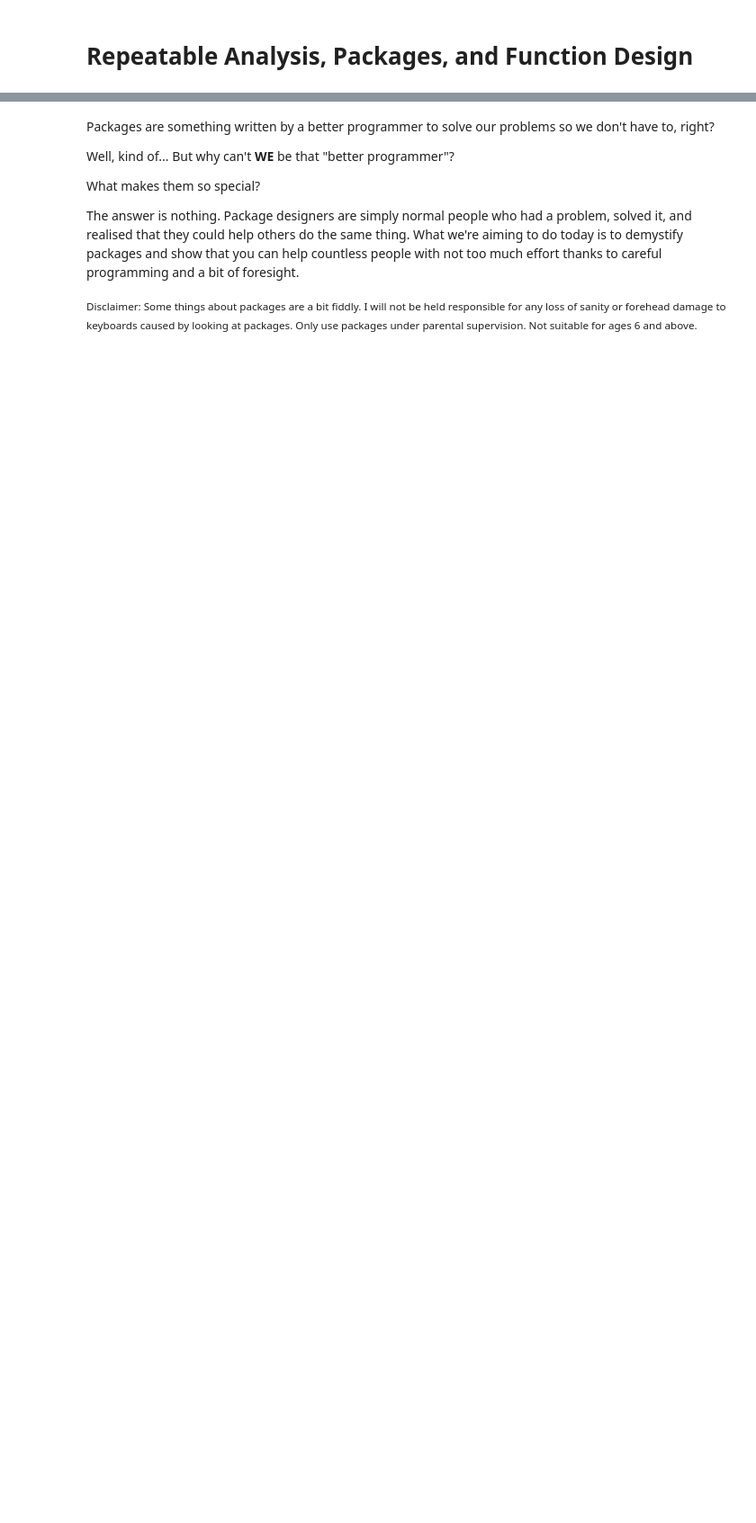
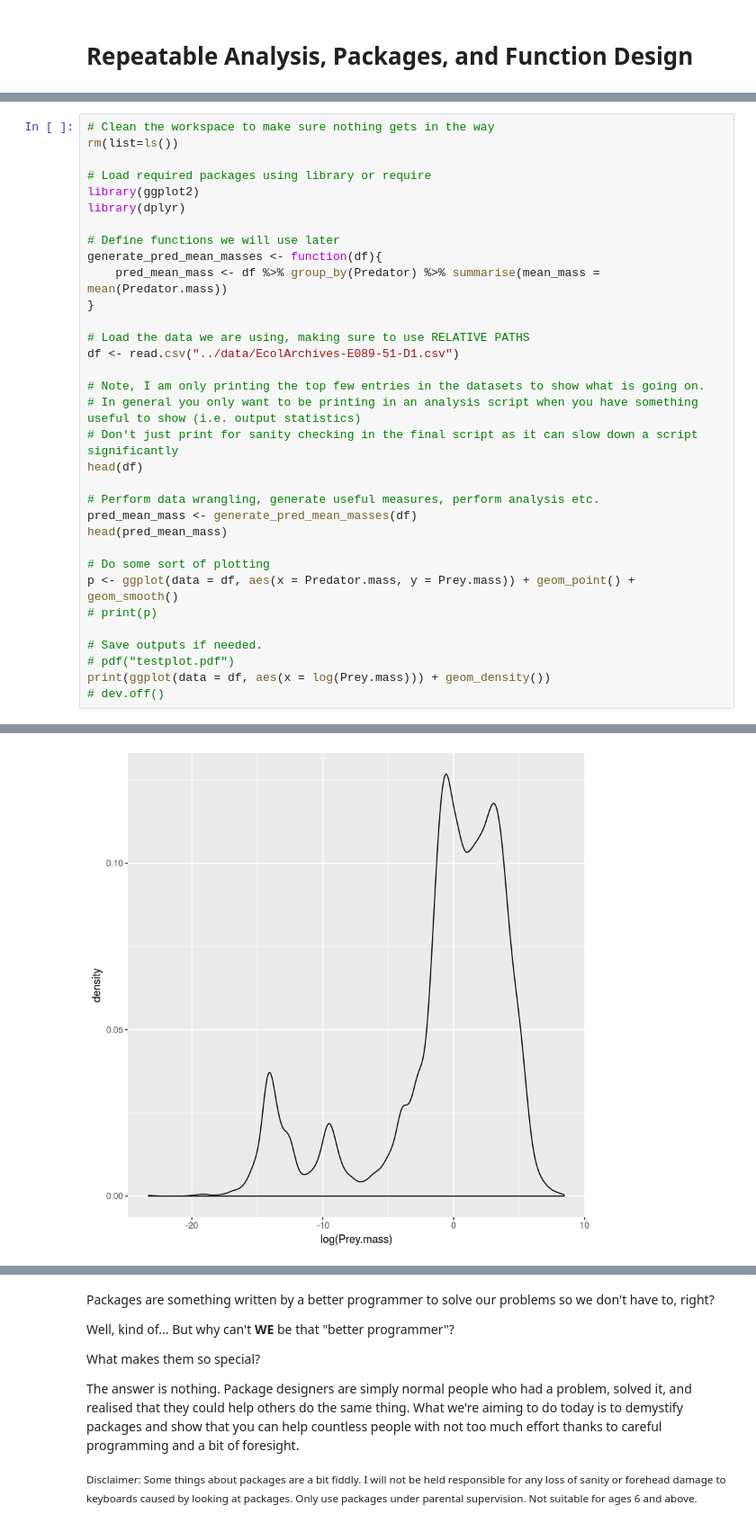
Before and after one commit to vectorbite/VBiTraining2, a Jupyter notebook: notebooks/Packages.ipynb, the cells around one changed output, grey strips where cells are left out. Shown: that part at 90% size. Drawn from its saved outputs; the diff is of its cells as text; blank space fills up the shorter version.

```diff
--- a/notebooks/Packages.ipynb
+++ b/notebooks/Packages.ipynb
@@ -2,0 +118,34 @@
+# %%
+# Clean the workspace to make sure nothing gets in the way
+rm(list=ls())
+
+# Load required packages using library or require
+library(ggplot2)
+library(dplyr)
+
+# Define functions we will use later
+generate_pred_mean_masses <- function(df){
+    pred_mean_mass <- df %>% group_by(Predator) %>% summarise(mean_mass = mean(Predator.mass))
+}
+
+# Load the data we are using, making sure to use RELATIVE PATHS
+df <- read.csv("../data/EcolArchives-E089-51-D1.csv")
+
+# Note, I am only printing the top few entries in the datasets to show what is going on.
+# In general you only want to be printing in an analysis script when you have something useful to show (i.e. output statistics)
+# Don't just print for sanity checking in the final script as it can slow down a script significantly
+head(df)
+
+# Perform data wrangling, generate useful measures, perform analysis etc.
+pred_mean_mass <- generate_pred_mean_masses(df)
+head(pred_mean_mass)
+
+# Do some sort of plotting
+p <- ggplot(data = df, aes(x = Predator.mass, y = Prey.mass)) + geom_point() + geom_smooth()
+# print(p)
+
+# Save outputs if needed.
+# pdf("testplot.pdf")
+print(ggplot(data = df, aes(x = log(Prey.mass))) + geom_density())
+# dev.off()
+# %% [output]
@@ -2,0 +166 @@
+[figure, added]
```
Also changed, not shown: parts of 39 cells of this notebook, 1 other file.
